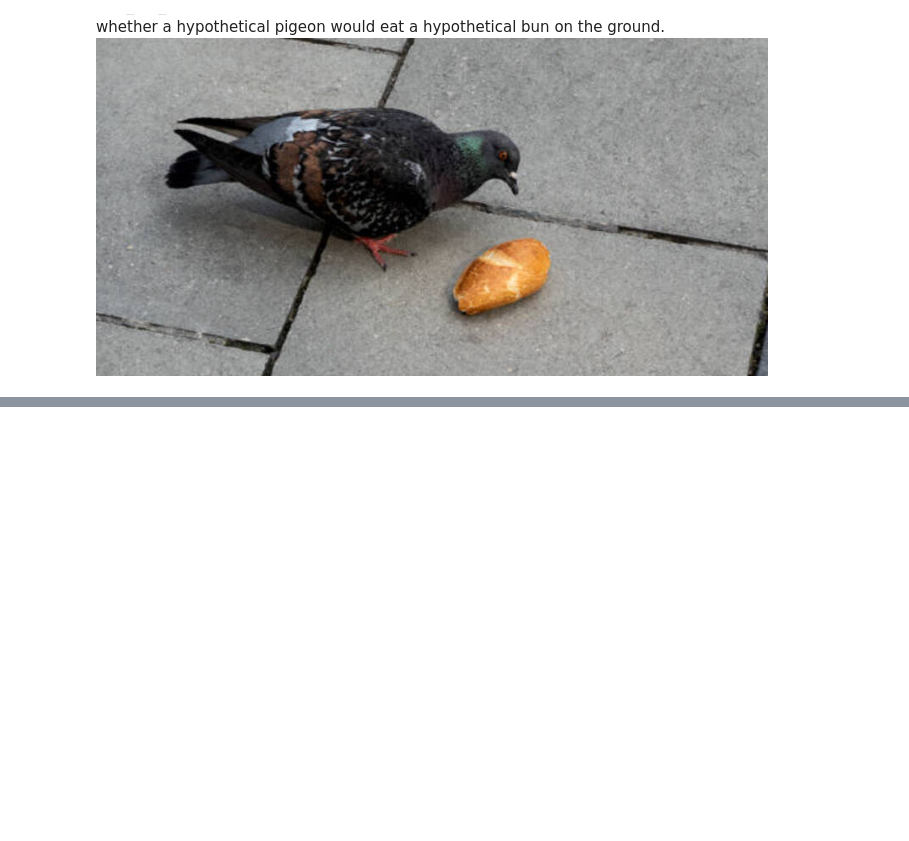
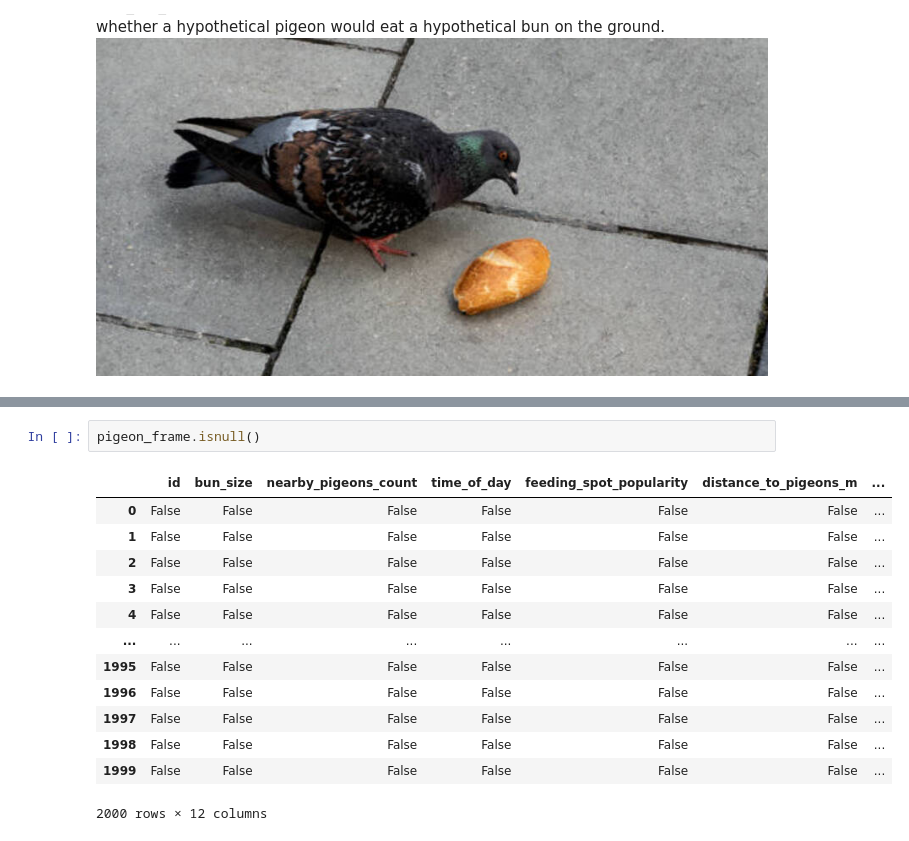
Before and after one commit to Lord-of-Waffles/WillPigeonEatBun, a Jupyter notebook: project.ipynb, the cells around one changed output, grey strips where cells are left out. Drawn from its saved outputs; the diff is of its cells as text; blank space fills up the shorter version.

```diff
--- a/project.ipynb
+++ b/project.ipynb
@@ -55,0 +66,16 @@ dtype: int64
+# %%
+pigeon_frame.isnull()
+# %% [output]
+|  | id | bun_size | nearby_pigeons_count | time_of_day | feeding_spot_popularity | distance_to_pigeons_m | ... |
+| 0 | False | False | False | False | False | False | ... |
+| 1 | False | False | False | False | False | False | ... |
+| 2 | False | False | False | False | False | False | ... |
+| 3 | False | False | False | False | False | False | ... |
+| 4 | False | False | False | False | False | False | ... |
+| ... | ... | ... | ... | ... | ... | ... | ... |
+| 1995 | False | False | False | False | False | False | ... |
+| 1996 | False | False | False | False | False | False | ... |
+| 1997 | False | False | False | False | False | False | ... |
+| 1998 | False | False | False | False | False | False | ... |
+| 1999 | False | False | False | False | False | False | ... |
+2000 rows × 12 columns
```
Also changed, not shown: parts of 9 cells of this notebook.
